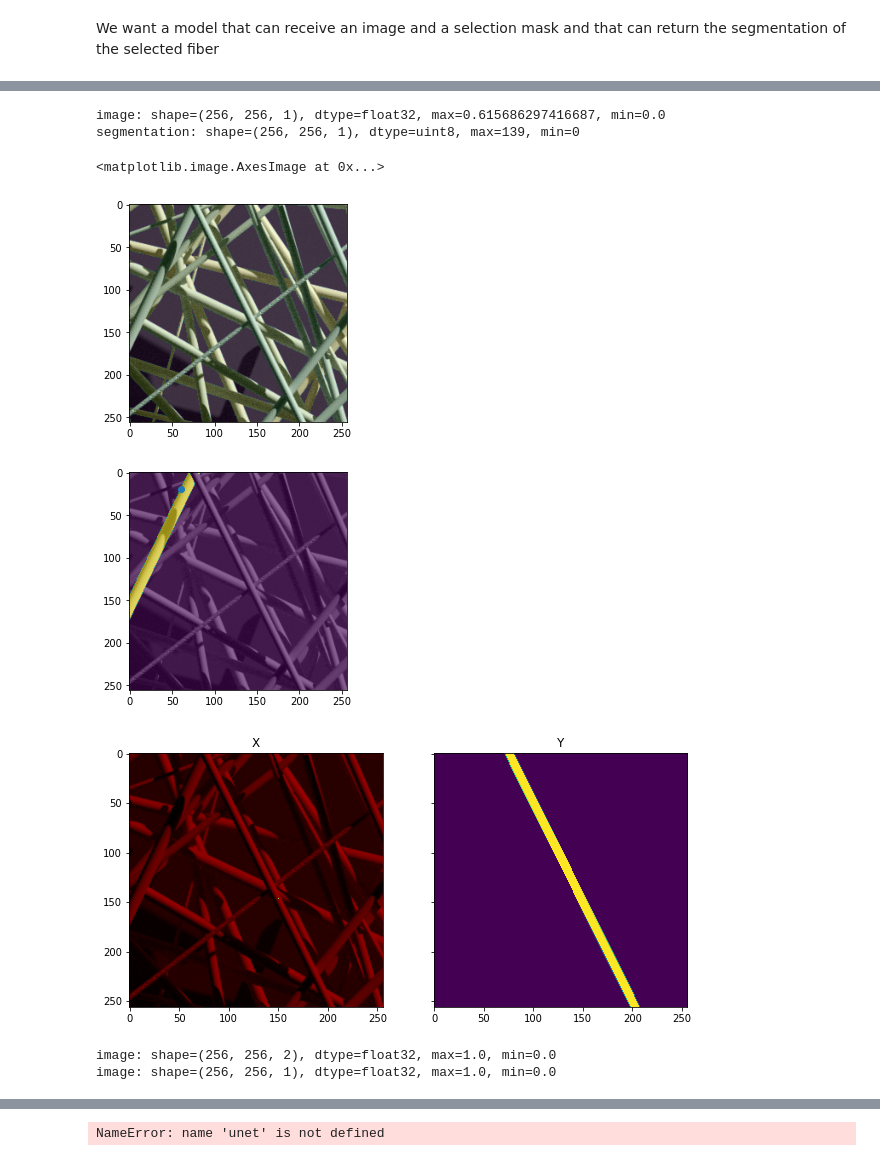
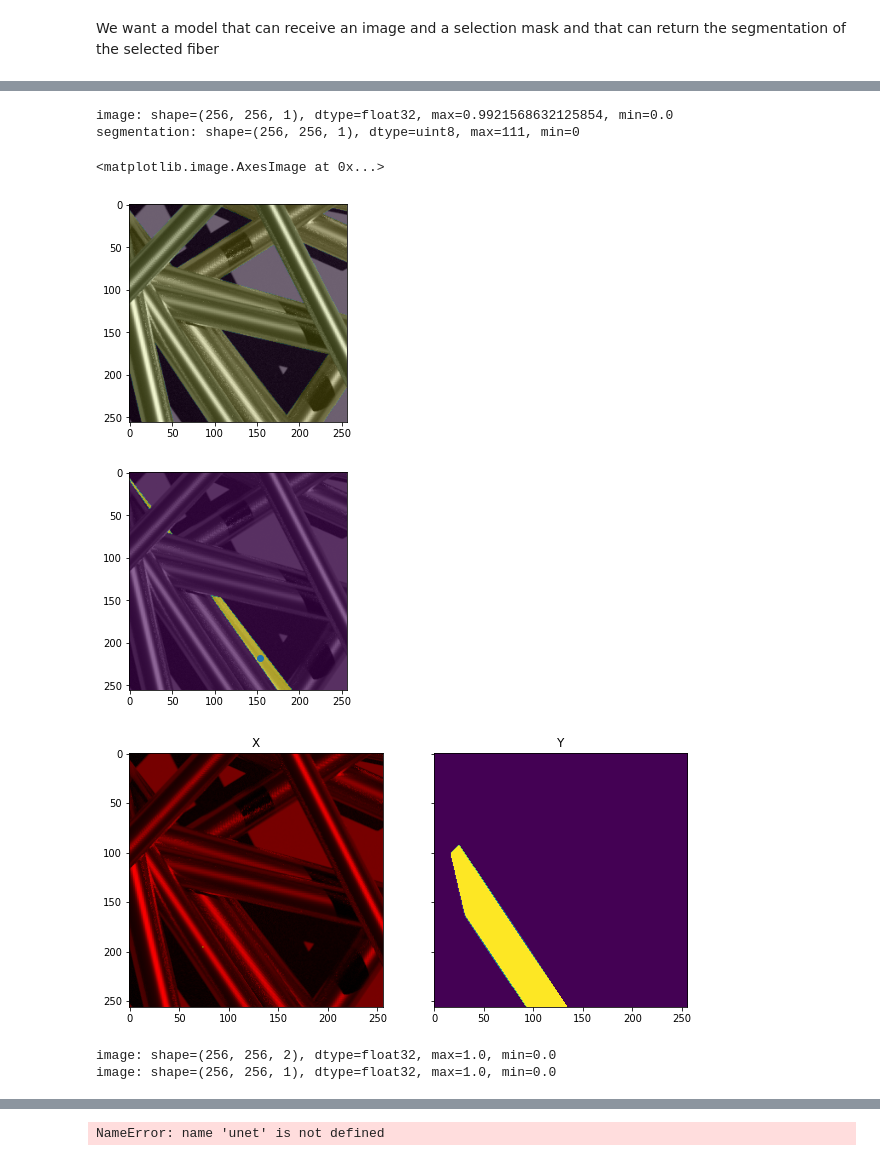
Before and after one commit to yaelsuarez/diameterY, a Jupyter notebook: segmentation/segmentation.ipynb, the cells around one changed output, grey strips where cells are left out. Cells and saved outputs as stored; diff of their text form; code cells hidden in the pictures.

Commit message:
segmentation hyperparameter tuning

```diff
--- a/segmentation/segmentation.ipynb
+++ b/segmentation/segmentation.ipynb
@@ -42,26 +43,26 @@ tf.keras.utils.set_random_seed(
 # %%
 def load_task(dataset_path, task_id):
     # Load an image
     im = Image.open(os.path.join(dataset_path, task_id + '.png'))
     im = np.array(ImageOps.grayscale(im))
     im = im.reshape(im.shape+(1,)).astype(np.float32)/255 # one channel image
     # Load segmentation
     seg:np.ndarray = np.load(os.path.join(dataset_path, task_id+ '_seg.npz'))['y']
     return im, seg
 
 dataset_path = '/home/fer/projects/diameterY/dataset/rendered-fibers/output'
-task_id = 'train0000'
+task_id = 'train0001'
 im, seg = load_task(dataset_path, task_id)
 
 print(f'image: shape={im.shape}, dtype={im.dtype}, max={np.max(im)}, min={np.min(im)}')
 print(f'segmentation: shape={seg.shape}, dtype={seg.dtype}, max={np.max(seg)}, min={np.min(seg)}')
 plt.imshow(im, cmap='gray')
 plt.imshow(seg, alpha=0.2)
 # %% [output]
-image: shape=(256, 256, 1), dtype=float32, max=0.615686297416687, min=0.0
-segmentation: shape=(256, 256, 1), dtype=uint8, max=139, min=0
+image: shape=(256, 256, 1), dtype=float32, max=0.9921568632125854, min=0.0
+segmentation: shape=(256, 256, 1), dtype=uint8, max=111, min=0
 <matplotlib.image.AxesImage at 0x...>
-[figure, old version]
+[figure, new version]
 # %%
 def select_point_and_fiber(seg):
     # Select a random point that is not background, return the mask for the fiber that the point touches.
@@ -82,7 +83,7 @@ plt.imshow(selected_seg, alpha=0.6)
 plt.scatter(point[1], point[0])
 plt.show()
 # %% [output]
-[figure, old version]
+[figure, new version]
 # %%
 # How to create examples for training the nn
 def get_example(dataset_path, task_id):
@@ -106,7 +107,7 @@ plt.show()
 print(f'image: shape={x.shape}, dtype={x.dtype}, max={np.max(x)}, min={np.min(x)}')
 print(f'image: shape={y.shape}, dtype={y.dtype}, max={np.max(y)}, min={np.min(y)}')
 # %% [output]
-[figure, old version]
+[figure, new version]
 image: shape=(256, 256, 2), dtype=float32, max=1.0, min=0.0
 image: shape=(256, 256, 1), dtype=float32, max=1.0, min=0.0
 # %%
```
Also changed, not shown: parts of 12 cells of this notebook, 2 other files.
